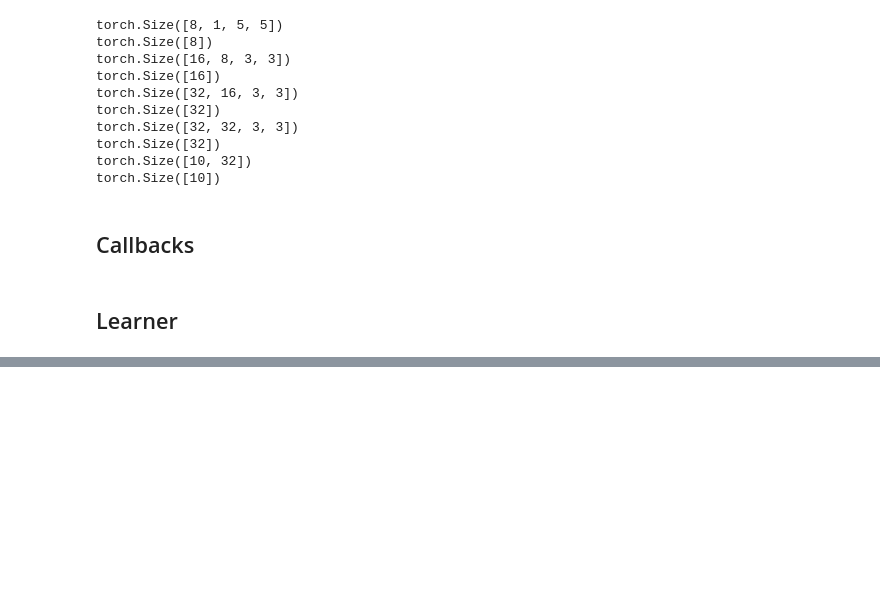
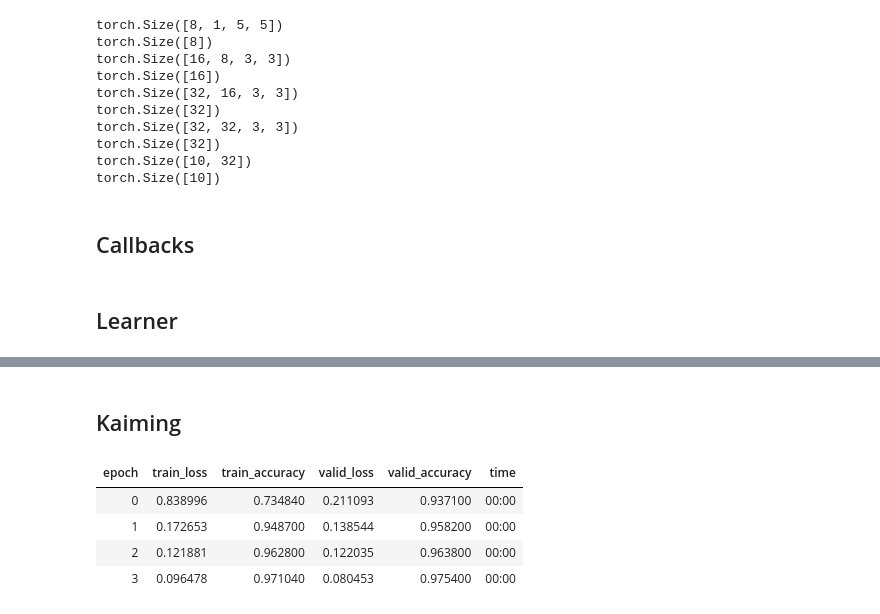
Before and after one commit to rickyfernandez/fastai_course_3, a Jupyter notebook: course_2/Initialization_Paper.ipynb, the cells around one changed output, grey strips where cells are left out. Drawn from its saved outputs; the diff is of its cells as text; code cells hidden in the pictures; blank space fills up the shorter version.

```diff
--- a/course_2/Initialization_Paper.ipynb
+++ b/course_2/Initialization_Paper.ipynb
@@ -73,12 +72,0 @@ def mnist_resize(x):
-# %%
-def get_cnn_model(data):
-    return nn.Sequential(
-        Lambda(mnist_resize),
-        nn.Conv2d( 1,  8, 5, padding=2, stride=2), nn.ReLU(),
-        nn.Conv2d( 8, 16, 3, padding=1, stride=2), nn.ReLU(),
-        nn.Conv2d(16, 32, 3, padding=1, stride=2), nn.ReLU(),
-        nn.Conv2d(32, 32, 3, padding=1, stride=2), nn.ReLU(),
-        nn.AdaptiveAvgPool2d(1),
-        Lambda(flatten),
-        nn.Linear(32, data.c)
-        )
@@ -87,3 +73,16 @@ model = get_cnn_model(data)
+# %%
+def get_cnn_layers(data, filters, layers, **kwargs):
+    filters = [1] + filters
+    return [layers(filters[i], filters[i+1], 5 if i==0 else 3, **kwargs)
+            for i in range(len(filters)-1)] + [
+        nn.AdaptiveAvgPool2d(1), Lambda(flatten), nn.Linear(filters[-1], data.c)
+    ]
+
+def get_cnn_model(data, filters, layer, **kwargs):
+    return nn.Sequential(*get_cnn_layers(data, filters, layer, **kwargs))
+
+filters = [8, 16, 32, 32]
+model = get_cnn_model(data, filters, conv2d_layer)
 # %%
 model
 # %% [output]
@@ -223,0 +184,17 @@ dict_keys(['params', 'lr', 'momentum', 'dampening', 'weight_decay', 'nesterov'])
+# %% [markdown]
+## Kaiming
+# %%
+model2 = get_cnn_model(data, filters, conv2d_layer)
+for l in model2:
+    if isinstance(l, nn.Sequential):
+        init.kaiming_normal_(l[0].weight)
+        l[0].bias.data.zero_()
+
+learn2 = Learner(model2, data, loss, lr=0.4, cb_funcs=callbacks, opt_func=SGD)
+learn2.fit(4)
+# %% [output]
+| epoch | train_loss | train_accuracy | valid_loss | valid_accuracy | time |
+| 0 | 0.838996 | 0.734840 | 0.211093 | 0.937100 | 00:00 |
+| 1 | 0.172653 | 0.948700 | 0.138544 | 0.958200 | 00:00 |
+| 2 | 0.121881 | 0.962800 | 0.122035 | 0.963800 | 00:00 |
+| 3 | 0.096478 | 0.971040 | 0.080453 | 0.975400 | 00:00 |
```
Also changed, not shown: parts of 21 cells of this notebook, 2 other files.
